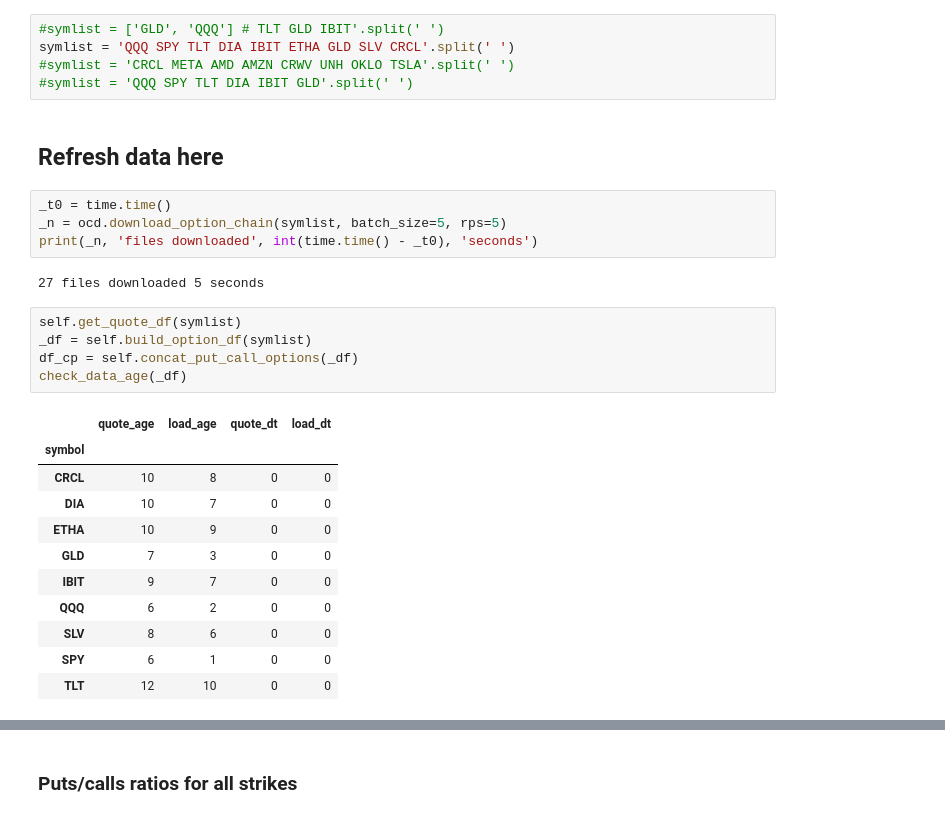
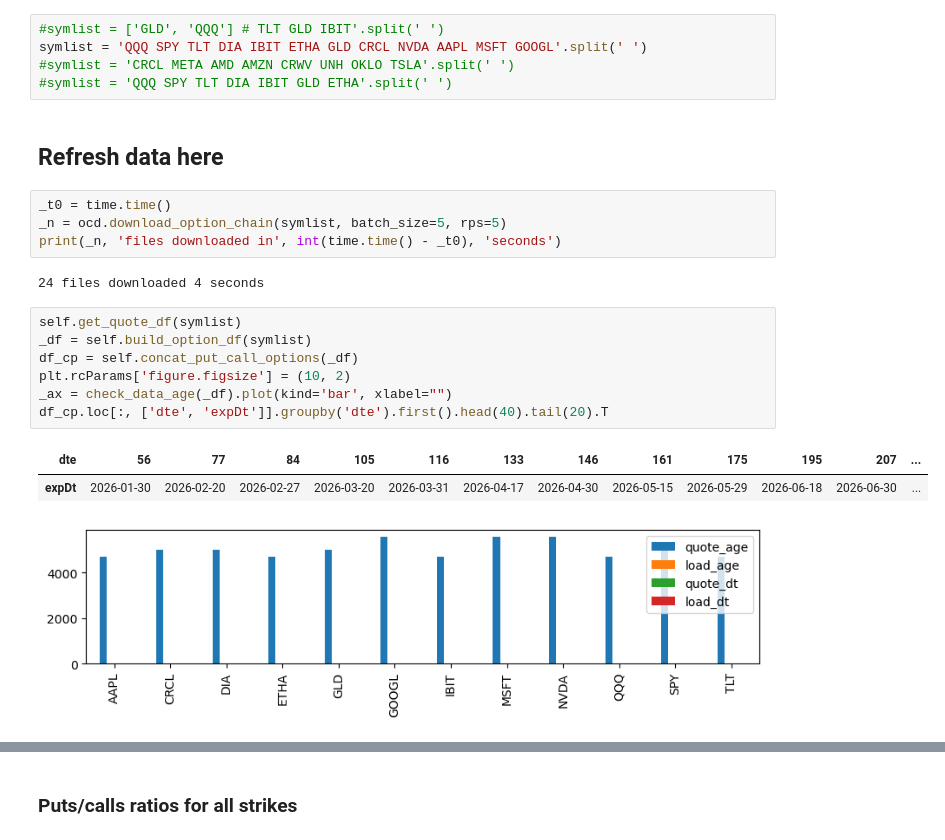
Before and after one commit to shufengtan/op, a Jupyter notebook: all_options.ipynb, the cells around one changed output, grey strips where cells are left out. Cells and saved outputs as stored; diff of their text form.

```diff
--- a/all_options.ipynb
+++ b/all_options.ipynb
@@ -21,31 +21,25 @@ print('OptionFinder chain_dir:', self.chain_dir)
 OptionFinder chain_dir: chain
 # %%
 #symlist = ['GLD', 'QQQ'] # TLT GLD IBIT'.split(' ')
-symlist = 'QQQ SPY TLT DIA IBIT ETHA GLD SLV CRCL'.split(' ')
+symlist = 'QQQ SPY TLT DIA IBIT ETHA GLD CRCL NVDA AAPL MSFT GOOGL'.split(' ')
 #symlist = 'CRCL META AMD AMZN CRWV UNH OKLO TSLA'.split(' ')
-#symlist = 'QQQ SPY TLT DIA IBIT GLD'.split(' ')
+#symlist = 'QQQ SPY TLT DIA IBIT GLD ETHA'.split(' ')
 # %% [markdown]
 ## Refresh data here
 # %%
 _t0 = time.time()
 _n = ocd.download_option_chain(symlist, batch_size=5, rps=5)
-print(_n, 'files downloaded', int(time.time() - _t0), 'seconds')
+print(_n, 'files downloaded in', int(time.time() - _t0), 'seconds')
 # %% [output]
-27 files downloaded 5 seconds
+24 files downloaded 4 seconds
 # %%
 self.get_quote_df(symlist)
 _df = self.build_option_df(symlist)
 df_cp = self.concat_put_call_options(_df)
-check_data_age(_df)
+plt.rcParams['figure.figsize'] = (10, 2)
+_ax = check_data_age(_df).plot(kind='bar', xlabel="")
+df_cp.loc[:, ['dte', 'expDt']].groupby('dte').first().head(40).tail(20).T
 # %% [output]
-|  | quote_age | load_age | quote_dt | load_dt |
-| symbol |  |  |  |  |
-| CRCL | 10 | 8 | 0 | 0 |
-| DIA | 10 | 7 | 0 | 0 |
-| ETHA | 10 | 9 | 0 | 0 |
-| GLD | 7 | 3 | 0 | 0 |
-| IBIT | 9 | 7 | 0 | 0 |
-| QQQ | 6 | 2 | 0 | 0 |
-| SLV | 8 | 6 | 0 | 0 |
-| SPY | 6 | 1 | 0 | 0 |
-| TLT | 12 | 10 | 0 | 0 |
+| dte | 56 | 77 | 84 | 105 | 116 | 133 | 146 | 161 | 175 | 195 | 207 | ... |
+| expDt | 2026-01-30 | 2026-02-20 | 2026-02-27 | 2026-03-20 | 2026-03-31 | 2026-04-17 | 2026-04-30 | 2026-05-15 | 2026-05-29 | 2026-06-18 | 2026-06-30 | ... |
+[figure, added]
```
Also changed, not shown: parts of 13 cells of this notebook, 4 other files.
